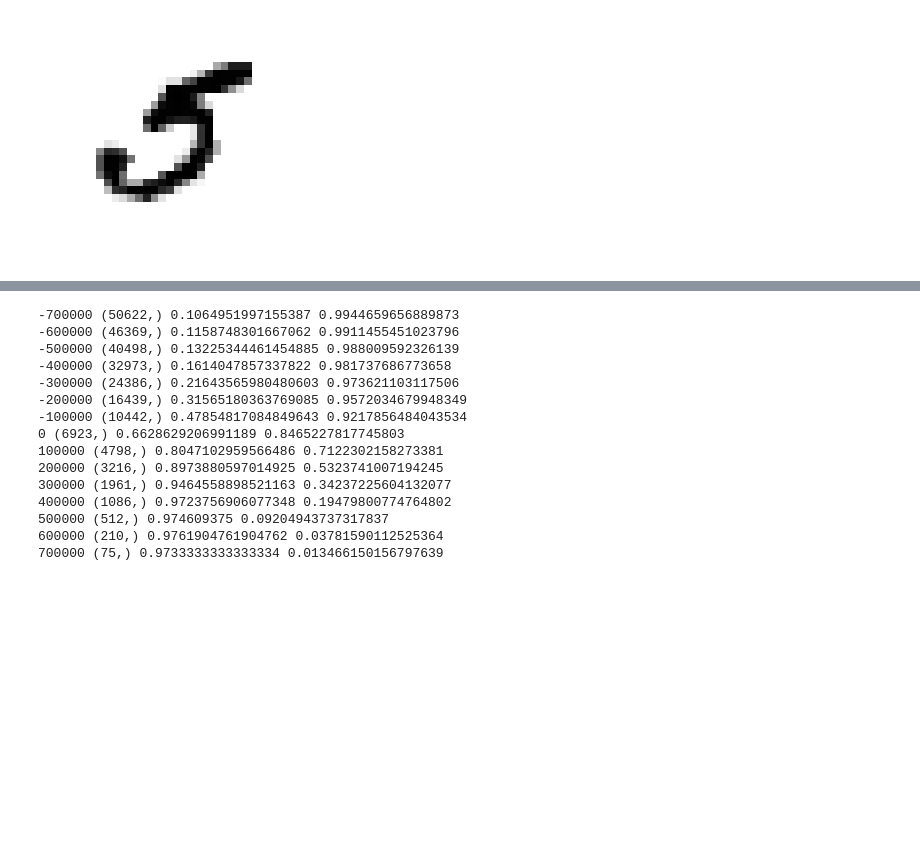
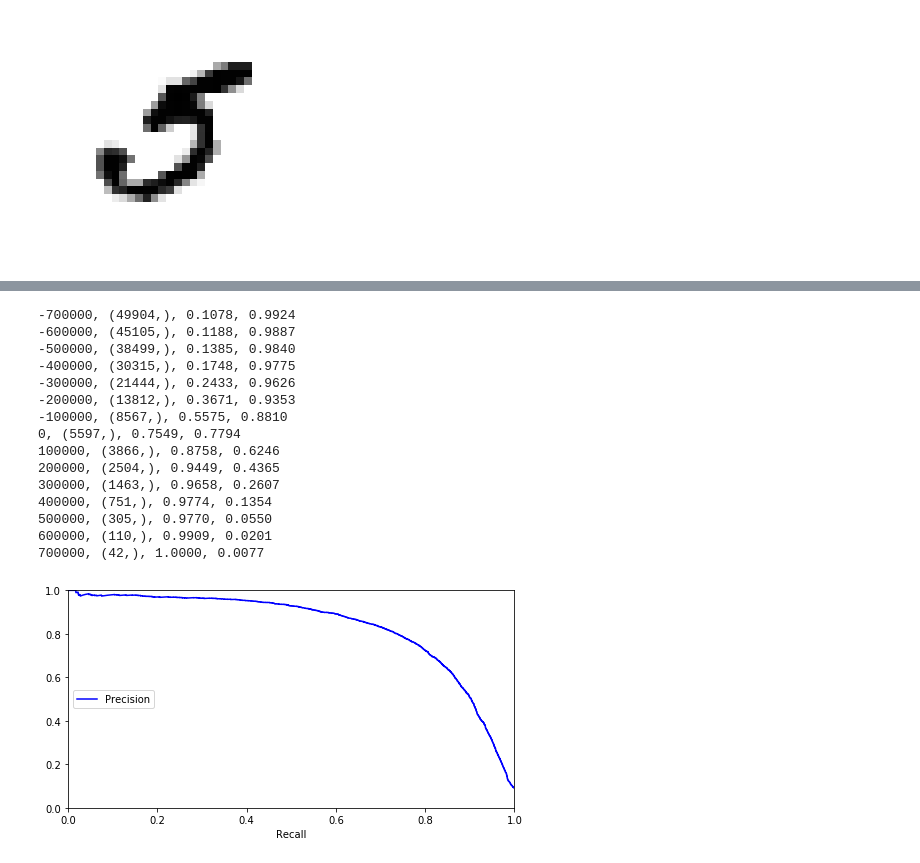
Before and after one commit to garcia-alex/ml-workflows, a Jupyter notebook: ch03.ipynb, the cells around one changed output, grey strips where cells are left out. Saved outputs shown, nothing was run; the diff lists cells and outputs as text; code cells hidden in the pictures; blank space fills up the shorter version.

```diff
--- a/ch03.ipynb
+++ b/ch03.ipynb
@@ -59,26 +83,30 @@ prc_graph(p, r, t)
 # %%
 from sklearn.metrics import precision_score, recall_score
 
-ts = [100000 * (x - 7) for x in range(15)]
+ths = [100000 * (x - 7) for x in range(15)]
 
-for t in ts:
-    z = (scores > t)
-    ps = precision_score(y_train, z)
-    rs = recall_score(y_train, z)
-    print(t, z[z==True].shape, ps, rs)
+for th in ths:
+    z = (pr > th)
+    ps = precision_score(labels, z)
+    rs = recall_score(labels, z)
+    print(f'{th}, {z[z==True].shape}, {ps:.4f}, {rs:.4f}')
 # %% [output]
--700000 (50622,) 0.1064951997155387 0.9944659656889873
--600000 (46369,) 0.1158748301667062 0.9911455451023796
--500000 (40498,) 0.13225344461454885 0.988009592326139
--400000 (32973,) 0.1614047857337822 0.981737686773658
--300000 (24386,) 0.21643565980480603 0.973621103117506
--200000 (16439,) 0.31565180363769085 0.9572034679948349
--100000 (10442,) 0.47854817084849643 0.9217856484043534
-0 (6923,) 0.6628629206991189 0.8465227817745803
-100000 (4798,) 0.8047102959566486 0.7122302158273381
-200000 (3216,) 0.8973880597014925 0.5323741007194245
-300000 (1961,) 0.9464558898521163 0.34237225604132077
-400000 (1086,) 0.9723756906077348 0.19479800774764802
-500000 (512,) 0.974609375 0.09204943737317837
-600000 (210,) 0.9761904761904762 0.03781590112525364
-700000 (75,) 0.9733333333333334 0.013466150156797639
+-700000, (49904,), 0.1078, 0.9924
+-600000, (45105,), 0.1188, 0.9887
+-500000, (38499,), 0.1385, 0.9840
+-400000, (30315,), 0.1748, 0.9775
+-300000, (21444,), 0.2433, 0.9626
+-200000, (13812,), 0.3671, 0.9353
+-100000, (8567,), 0.5575, 0.8810
+0, (5597,), 0.7549, 0.7794
+100000, (3866,), 0.8758, 0.6246
+200000, (2504,), 0.9449, 0.4365
+300000, (1463,), 0.9658, 0.2607
+400000, (751,), 0.9774, 0.1354
+500000, (305,), 0.9770, 0.0550
+600000, (110,), 0.9909, 0.0201
+700000, (42,), 1.0000, 0.0077
+# %%
+pr_graph(p, r)
+# %% [output]
+[figure, added]
```
Also changed, not shown: parts of 12 cells of this notebook, 10 other files.
